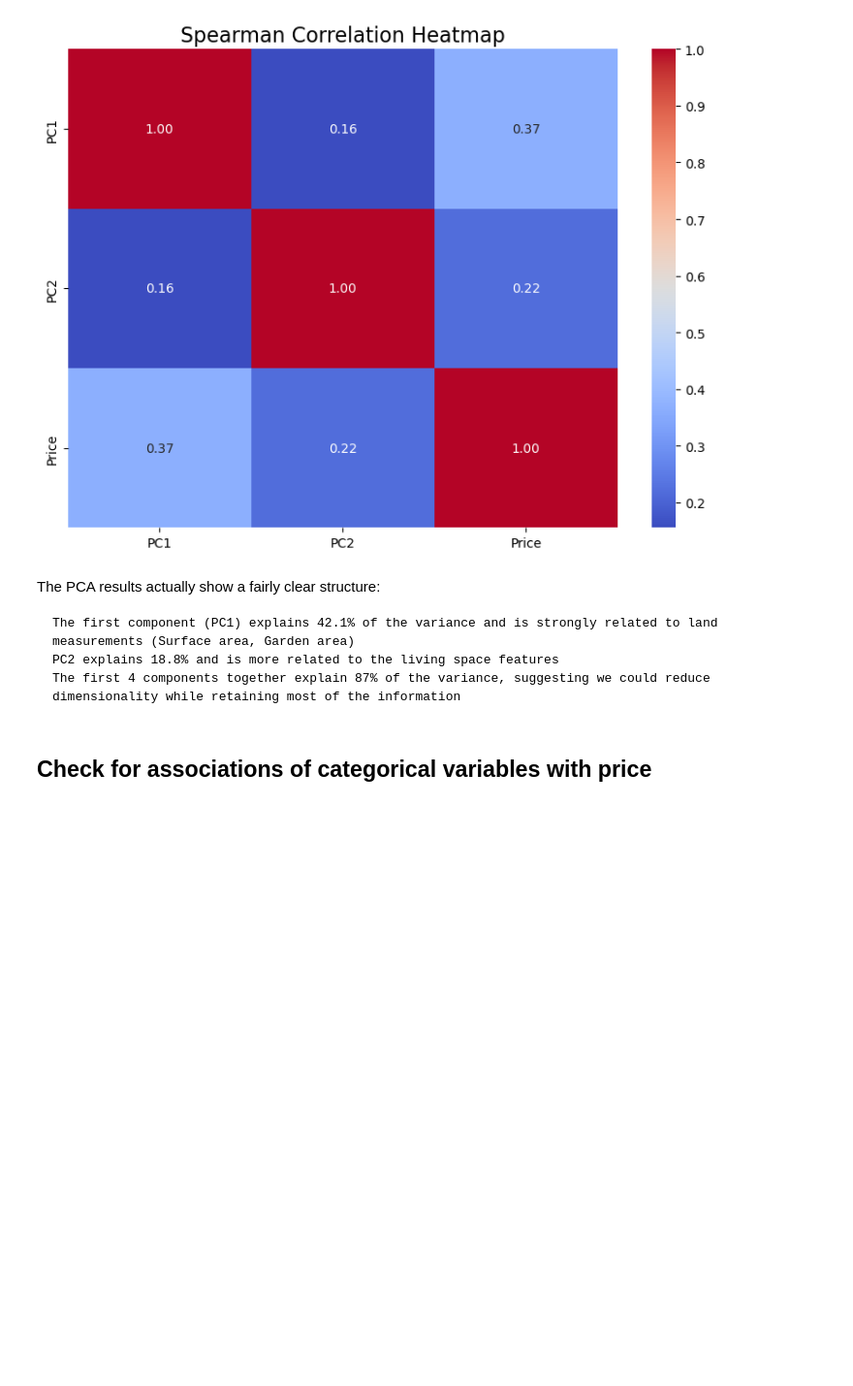
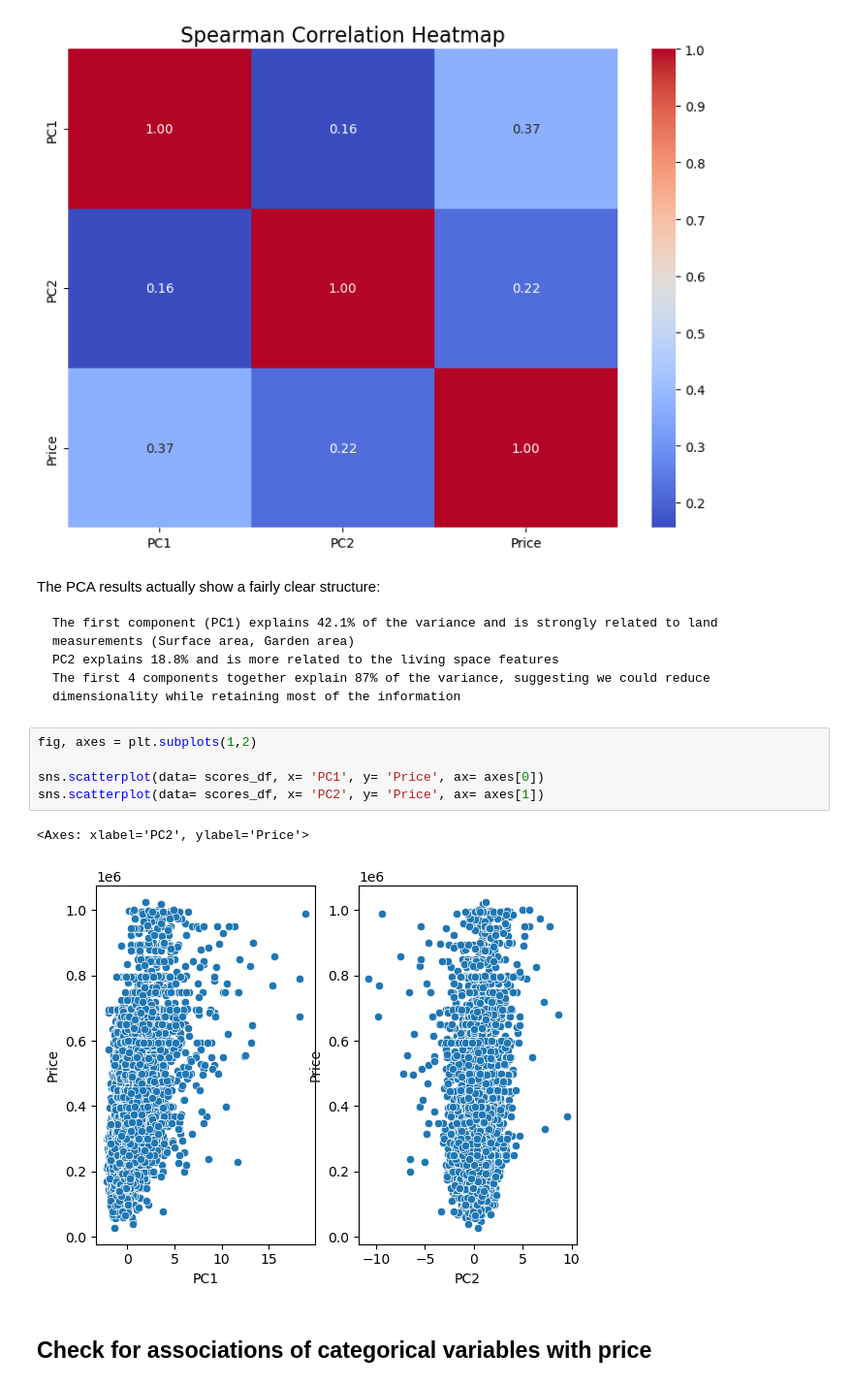
Before and after one commit to kvnpotter/ImmoData-EDA, a Jupyter notebook: DataAnalysisKevin.ipynb, the cells around one changed output. Shown at 97% size. Saved outputs shown, nothing was run; the diff lists cells and outputs as text; blank space fills up the shorter version.

Commit message:
scatterplots PC1/2-Price

```diff
--- a/DataAnalysisKevin.ipynb
+++ b/DataAnalysisKevin.ipynb
@@ -475,6 +475,14 @@ The PCA results actually show a fairly clear structure:
     The first component (PC1) explains 42.1% of the variance and is strongly related to land measurements (Surface area, Garden area)
     PC2 explains 18.8% and is more related to the living space features
     The first 4 components together explain 87% of the variance, suggesting we could reduce dimensionality while retaining most of the information
+# %%
+fig, axes = plt.subplots(1,2)
+
+sns.scatterplot(data= scores_df, x= 'PC1', y= 'Price', ax= axes[0])
+sns.scatterplot(data= scores_df, x= 'PC2', y= 'Price', ax= axes[1])
+# %% [output]
+<Axes: xlabel='PC2', ylabel='Price'>
+[figure, added]
 # %% [markdown]
 ## Check for associations of categorical variables with price
 # %%
```
Also changed, not shown: parts of 1 cell of this notebook.
